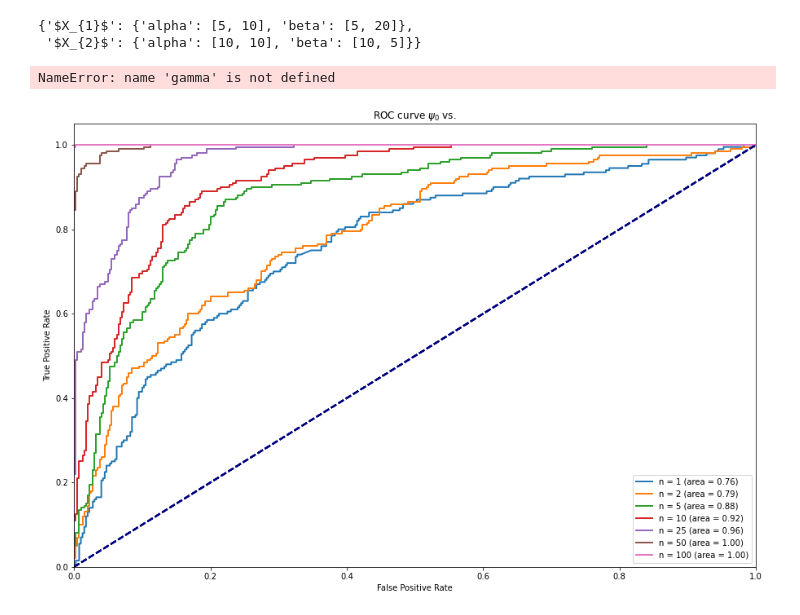
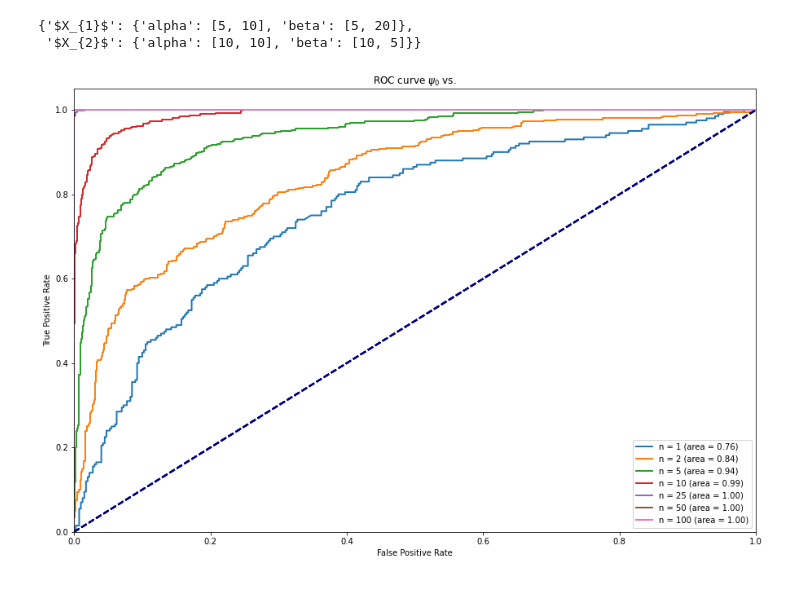
Before and after one commit to gekinci/master-thesis, a Jupyter notebook: source/scripts/notebooks/roc_results.ipynb, the cells around one changed output. Drawn from its saved outputs; the diff is of its cells as text; code cells hidden in the pictures.

```diff
--- a/source/scripts/notebooks/roc_results.ipynb
+++ b/source/scripts/notebooks/roc_results.ipynb
@@ -57,7 +55,7 @@ def marginalized_llh_homogenous_mp(df_traj, params, node):
     T = get_time_of_stay_in_state(df_traj, node=node)
     M = get_number_of_transitions(df_traj, node=node)
     for i in range(n_states):
-        p = beta_list[i] * (T[i] + beta_list[i]) ** (M[i] + alpha_list[i]) * gamma(M[i] + alpha_list[i]) / gamma(
+        p = beta_list[i] * ((T[i] + beta_list[i]) ** (-M[i] - alpha_list[i])) * gamma(M[i] + alpha_list[i]) / gamma(
             alpha_list[i])
         marg_llh += np.log(p)
     return marg_llh
@@ -86,20 +84,24 @@ path_0 = main_path + folder + r"\psi_0"
 path_1 = main_path + folder + r"\psi_1"
 path_2 = main_path + folder + r"\psi_2"
 # %%
+L_list =[]
+
 for p in [path_0, path_1, path_2]:
     df_data = pd.read_csv(p + r"\dataset.csv", index_col=0)
     df_l = pd.read_csv(p + r"\llh_particleFilter.csv", index_col=0)
     traj_id_list = df_data.traj_id.unique()
     for traj_id in traj_id_list:
         df_traj = df_data[df_data.traj_id==traj_id]
+        ml_1 = marginalized_llh_homogenous_mp(df_traj, params, node = '$X_{1}$')
+        ml_2 = marginalized_llh_homogenous_mp(df_traj, params, node = '$X_{2}$')
+        df_l.loc[traj_id-1] = df_l.loc[traj_id-1] + ml_1 + ml_2
+    df_l = df_l.append(df_l)
+    df_l.reset_index(drop=True, inplace=True)
+    L_list += [df_l]
-# %%
-marginalized_llh_homogenous_mp(df_traj, params, node = '$X_{1}$')
-# %% [output]
-NameError: name 'gamma' is not defined
 # %%
-n_classes=3
+n_classes = 3
 n_sample_per_class = 200
-L_list = [llh_0, llh_1, llh_2]
+# L_list = [llh_0, llh_1, llh_2]
 plt.figure(figsize=(15,10))
 for n in divisors(n_sample_per_class):
     df_scores = pd.DataFrame()
@@ -108,6 +110,7 @@ for n in divisors(n_sample_per_class):
     for i, df_loglh in enumerate(L_list):
         # Concatenate likelihoods from different datasets
         df_lh = np.exp(df_loglh)
+        df_lh = df_lh.divide(df_lh.values.sum(axis=1), axis=0)
         for k in range(n):
             df_shuffled_ = df_lh.sample(frac=1).reset_index(drop=True)
             df_scores = df_scores.append(df_shuffled_.groupby(df_shuffled_.index // n).mean())
@@ -118,36 +121,35 @@ for n in divisors(n_sample_per_class):
         y_class_labels[:, i] = 1
         if y_labels is None:
             y_labels = y_class_labels
         else:
             y_labels = np.concatenate((y_labels, y_class_labels))
 
     df_scores.reset_index(drop=True, inplace=True)
 
     n_all_samples = len(df_scores)
-    y_scores = df_scores.divide(df_scores.values.sum(axis=1), axis=0).values  # Normalizing likelihoods
+    y_scores = df_scores.values  # Normalizing likelihoods
 
     fpr = dict()
     tpr = dict()
     roc_auc = dict()
     for m in range(n_classes):
         fpr[m], tpr[m], _ = roc_curve(y_labels[:, m], y_scores[:, m])
         roc_auc[m] = auc(fpr[m], tpr[m])
 
 
     if n in [1,2,5,10,25,50,100]:
         c = 0
         plt.plot(fpr[c], tpr[c],# color='darkorange',
-                 lw=2, label=f'n = {n} (area = %0.2f)' % roc_auc[c])
         plt.plot([0, 1], [0, 1], color='navy', lw=2, linestyle='--')
         plt.xlim([0.0, 1.0])
         plt.ylim([0.0, 1.05])
         plt.xlabel('False Positive Rate')
         plt.ylabel('True Positive Rate')
         plt.title(r'ROC curve $\psi_{0}$ vs. ') # + f'all (n={n})')
         plt.legend(loc="lower right")
-        #plt.savefig(r"C:\Users\gizem\Desktop\DATA\roc_analysis\1592350512_5sec_200train_0test_3model_detFunctionPolicy_['exactUpdate', 'particleFilter']_seed0_\all_exact.png")
+        # plt.savefig(r"C:\Users\gizem\Desktop\DATA\roc_analysis\1592350512_5sec_200train_0test_3model_detFunctionPolicy_['exactUpdate', 'particleFilter']_seed0_\all_exact.png")
         # plt.show()
 # %% [output]
-[figure, old version]
+[figure, new version]
 # %%
 visualize_llh({'particleFilter':llh_2}, 200, path_to_save=main_path+folder)
```
Also changed, not shown: parts of 2 cells of this notebook, 3 other files.
